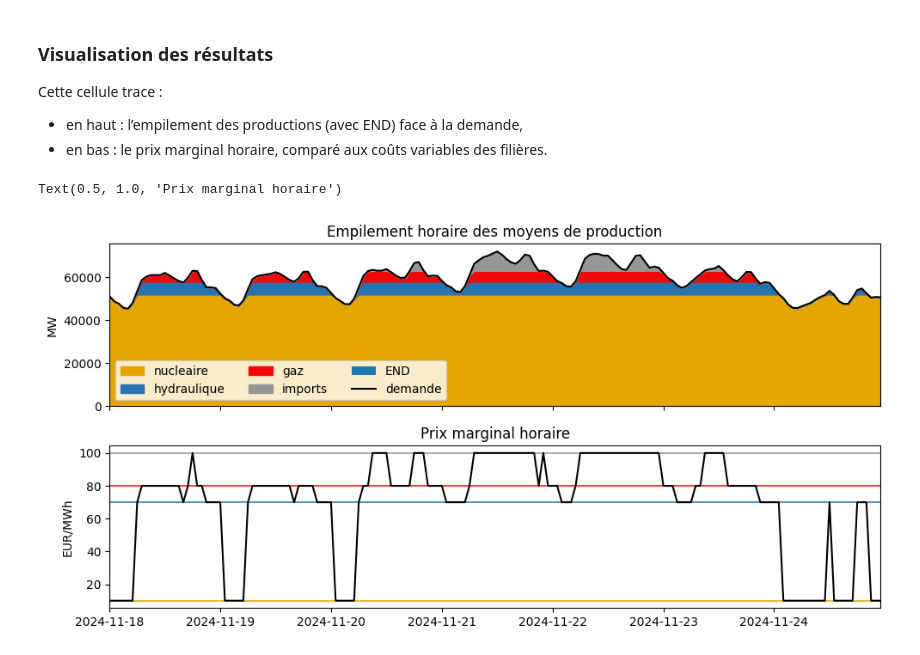
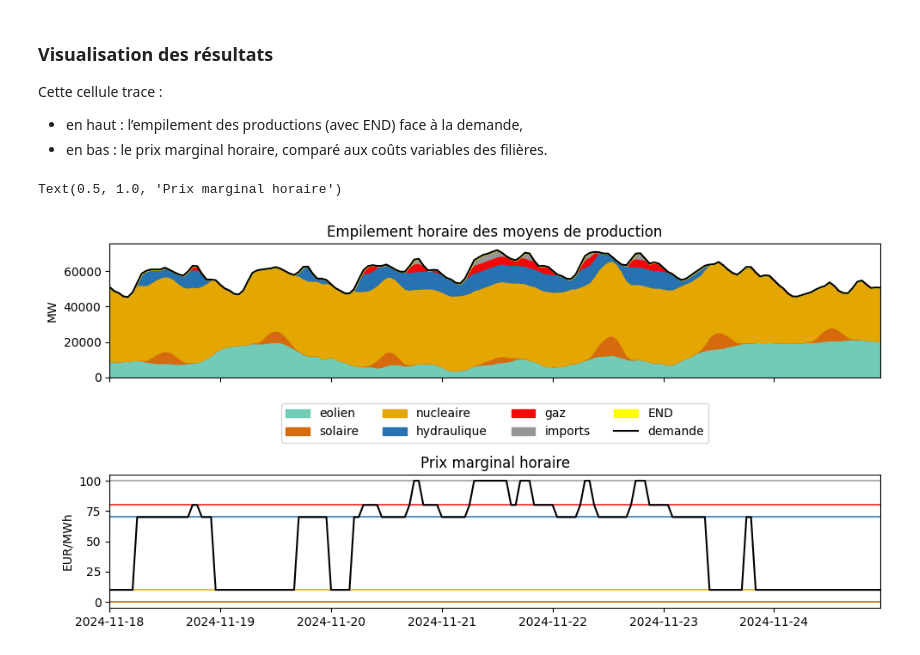
Before and after one commit to Alx-Lebeau/Cours-EcoElec, a Jupyter notebook: notebooks/01_Equilibre_Court_Terme.ipynb, the cells around one changed output. Drawn from its saved outputs; the diff is of its cells as text; code cells hidden in the pictures.

```diff
--- a/notebooks/01_Equilibre_Court_Terme.ipynb
+++ b/notebooks/01_Equilibre_Court_Terme.ipynb
@@ -72,18 +80,18 @@ Au passage, nous pouvons mieux voir les variations régulières de la consommati
 heure_debut = pd.to_datetime("2024-11-18 00:00:00")
 heure_fin = pd.to_datetime("2024-11-24 23:00:00")
 
-semaine_example = df[df["heure"].between(heure_debut, heure_fin)]
+semaine_example_conso = df_conso[df_conso["heure"].between(heure_debut, heure_fin)]
 
 # Traçage du graphique
 
 fig, ax = plt.subplots(figsize=(12,3))
 
-ax.plot(semaine_example["heure"],
-        semaine_example["Consommation réalisée (MW)"],
+ax.plot(semaine_example_conso["heure"],
+        semaine_example_conso["Consommation réalisée (MW)"],
         label="Consommation réalisée")
 
-ax.plot(semaine_example["heure"],
-        semaine_example["Prévision J-1 de la consommation (MW)"],
+ax.plot(semaine_example_conso["heure"],
+        semaine_example_conso["Prévision J-1 de la consommation (MW)"],
         label = "Prévision J-1 de la consommation")
 
 ax.legend(loc="best")
@@ -187,10 +253,14 @@ Le paramètre `VOLL` représente le **coût de l’énergie non distribuée** (V
 # Description des filières de production : coût variable et capacité maximale (MW)
 
 donnees_filieres = {
+    "eolien": {"cout_variable": 0.0,
+               "capacite": 22900.0},
+    "solaire": {"cout_variable": 0.0,
+                "capacite": 24300.0},
     "nucleaire": {"cout_variable": 10.0,
-                  "capacite": 52000.0},
+                  "capacite": 53000.0},
     "hydraulique": {"cout_variable": 70.0,
-                        "capacite": 6000.0},
+                        "capacite": 10000.0},
     "gaz": {"cout_variable": 80.0,
               "capacite": 5000.0},
     "imports" : {"cout_variable": 100.0,
@@ -199,7 +269,7 @@ donnees_filieres = {
 
 # Demande (MW) à chaque pas de temps
 
-demande = semaine_example["Consommation réalisée (MW)"].values
+demande = semaine_example_conso["Consommation réalisée (MW)"].values
 
 # Coût de l'énergie non distribuée (Value of Lost Load)
 VOLL = 33000.0  # €/MWh
@@ -297,7 +367,7 @@ for i in filieres:
     cap = donnees_filieres[i]["capacite"]
     for t in T:
         modele += (
-            prod[i][t] <= cap,
+            prod[i][t] <= cap * semaine_example_dispo.loc[t][i],
             f"Capacite_{i}_t{t}"
         )
 # %% [markdown]
@@ -330,7 +400,7 @@ print("\t dont coût de l'END :", pl.value(cout_END))
 # ---- Affichage des résultats ----
 
 df_resultats = pd.DataFrame({
-    "heure": semaine_example["heure"].iloc[list(T)].values,
+    "heure": semaine_example_conso["heure"].iloc[list(T)].values,
     "demande": demande,
     "END": [END[t].value() for t in T],
     "prix_marginal": [
@@ -353,6 +423,7 @@ Cette cellule trace :
 - en haut : l’empilement des productions (avec END) face à la demande,
 - en bas : le prix marginal horaire, comparé aux coûts variables des filières.
 # %%
+
 fig, axs = plt.subplots(figsize=(10,5),
                         nrows = 2,
                         sharex=True,
@@ -376,38 +447,40 @@ for i in filieres :
 ax.fill_between(x=df_resultats["heure"],
                 y1 = bottom,
                 y2 = bottom + df_resultats["END"],
-                label = "END")
+                label = "END",
+                color="yellow")
 
 
 ax.plot(df_resultats["heure"],
         df_resultats["demande"],
         color = "black",
         label = "demande")
 
-ax.legend(loc="lower left",
-          ncols=3)
+ax.legend(loc="upper center",
+          bbox_to_anchor=(0.5, -0.15),
+          ncols=4)
 
 ax.set_ylim([0,None])
 ax.set_xlim([heure_debut,heure_fin])
 ax.set_ylabel("MW")
 ax.set_title("Empilement horaire des moyens de production")
 
 ax = axs[1]
 
 for i in filieres :
   ax.plot(df_resultats["heure"],
           [donnees_filieres[i]["cout_variable"] for t in T],
           color = config.couleurs[i],
           alpha=.75)
 
 
 ax.plot(df_resultats["heure"],
         df_resultats["prix_marginal"],
         color="black")
 
 
 ax.set_ylabel("EUR/MWh")
 ax.set_title("Prix marginal horaire")
 # %% [output]
 Text(0.5, 1.0, 'Prix marginal horaire')
-[figure, old version]
+[figure, new version]
```
Also changed, not shown: parts of 9 cells of this notebook.
